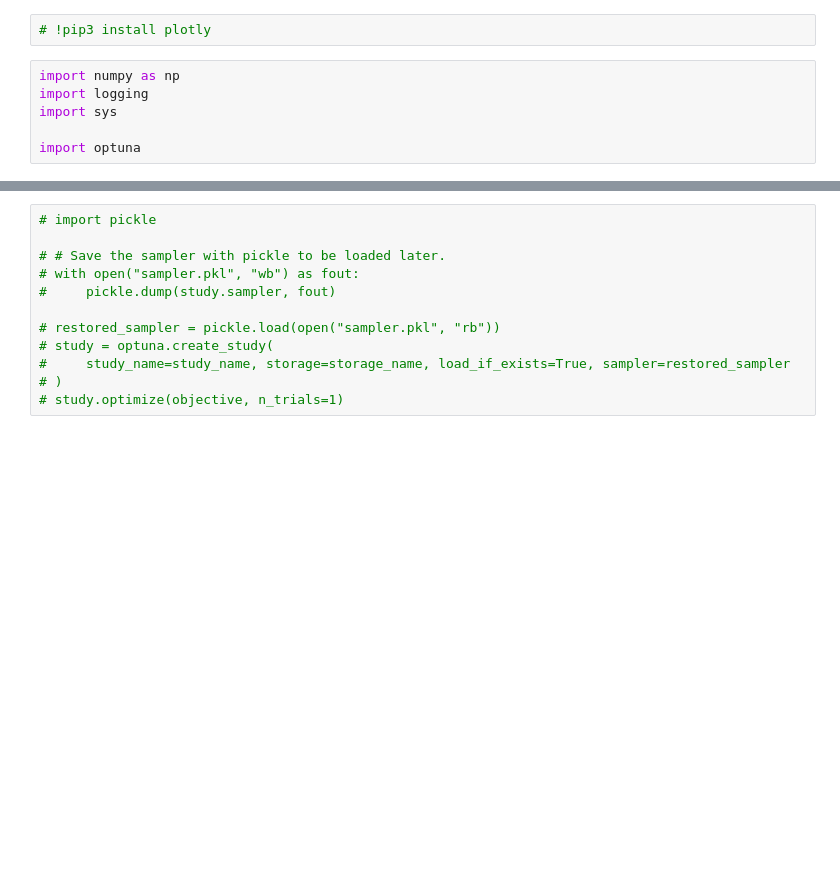
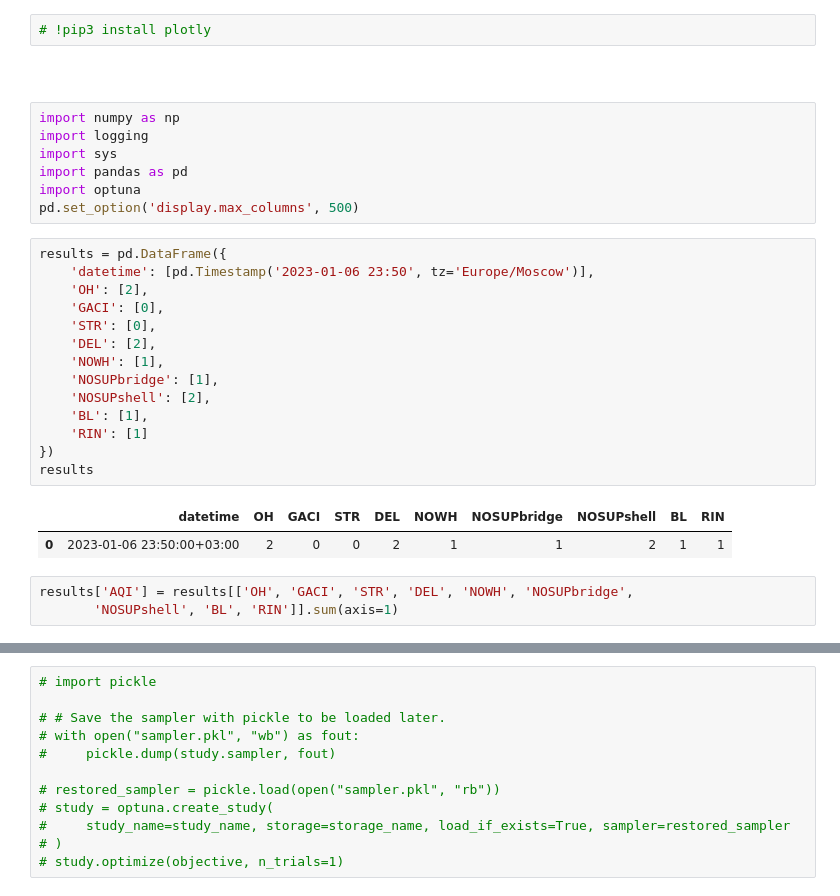
Before and after one commit to ksetdekov/optuna_4_prusa_slicer, a Jupyter notebook: optimization.ipynb, the cells around one changed output, grey strips where cells are left out. Saved outputs shown, nothing was run; the diff lists cells and outputs as text; blank space fills up the shorter version.

```diff
--- a/optimization.ipynb
+++ b/optimization.ipynb
@@ -1,8 +1,31 @@
 # %%
 # !pip3 install plotly
+# %% [markdown]
+#
 # %%
 import numpy as np
 import logging
 import sys
-
+import pandas as pd
 import optuna
+pd.set_option('display.max_columns', 500)
+# %%
+results = pd.DataFrame({
+    'datetime': [pd.Timestamp('2023-01-06 23:50', tz='Europe/Moscow')],
+    'OH': [2],
+    'GACI': [0],
+    'STR': [0],
+    'DEL': [2],
+    'NOWH': [1],
+    'NOSUPbridge': [1],
+    'NOSUPshell': [2],
+    'BL': [1],
+    'RIN': [1]
+})
+results
+# %% [output]
+|  | datetime | OH | GACI | STR | DEL | NOWH | NOSUPbridge | NOSUPshell | BL | RIN |
+| 0 | 2023-01-06 23:50:00+03:00 | 2 | 0 | 0 | 2 | 1 | 1 | 2 | 1 | 1 |
+# %%
+results['AQI'] = results[['OH', 'GACI', 'STR', 'DEL', 'NOWH', 'NOSUPbridge',
+       'NOSUPshell', 'BL', 'RIN']].sum(axis=1)
```
Also changed, not shown: parts of 9 cells of this notebook, 4 other files.
